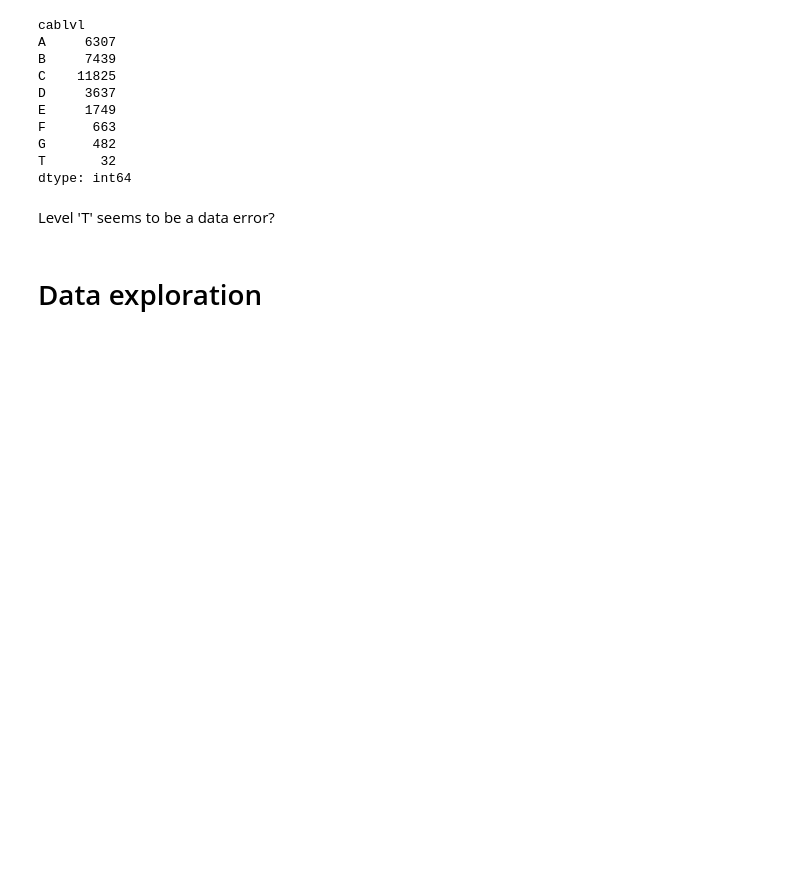
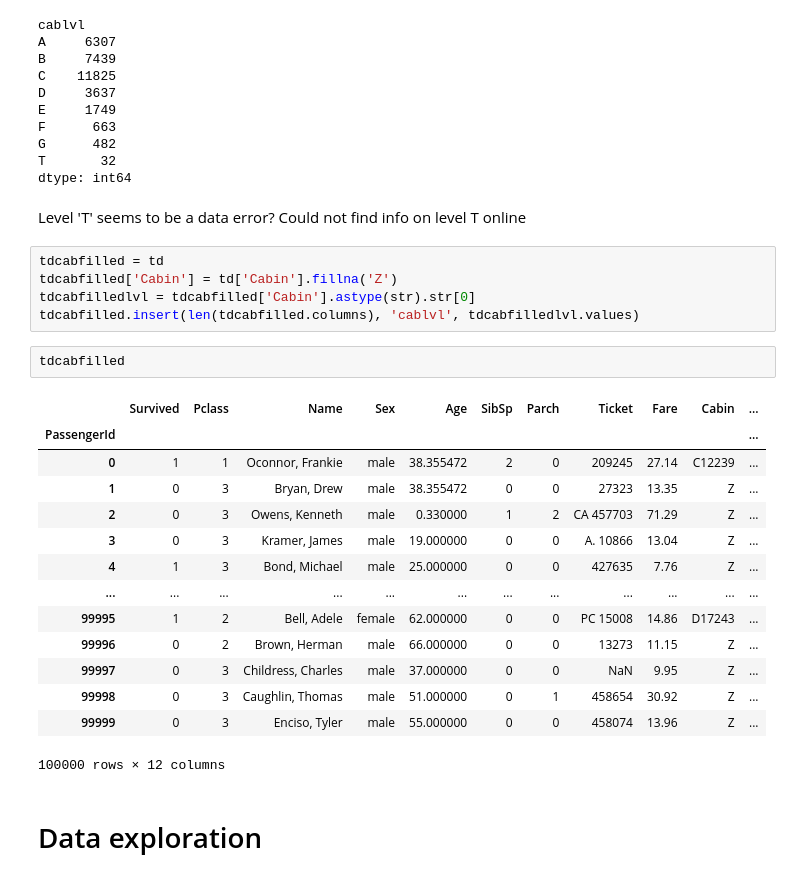
Before and after one commit to tshura/ml-intro, a Jupyter notebook: 2_data_exploration/eda.ipynb, the cells around one changed output. Drawn from its saved outputs; the diff is of its cells as text; blank space fills up the shorter version.

```diff
--- a/2_data_exploration/eda.ipynb
+++ b/2_data_exploration/eda.ipynb
@@ -141,7 +141,29 @@ G      482
 T       32
 dtype: int64
 # %% [markdown]
-Level 'T' seems to be a data error?
+Level 'T' seems to be a data error? Could not find info on level T online
+# %%
+tdcabfilled = td
+tdcabfilled['Cabin'] = td['Cabin'].fillna('Z')
+tdcabfilledlvl = tdcabfilled['Cabin'].astype(str).str[0]
+tdcabfilled.insert(len(tdcabfilled.columns), 'cablvl', tdcabfilledlvl.values)
+# %%
+tdcabfilled
+# %% [output]
+|  | Survived | Pclass | Name | Sex | Age | SibSp | Parch | Ticket | Fare | Cabin | ... |
+| PassengerId |  |  |  |  |  |  |  |  |  |  | ... |
+| 0 | 1 | 1 | Oconnor, Frankie | male | 38.355472 | 2 | 0 | 209245 | 27.14 | C12239 | ... |
+| 1 | 0 | 3 | Bryan, Drew | male | 38.355472 | 0 | 0 | 27323 | 13.35 | Z | ... |
+| 2 | 0 | 3 | Owens, Kenneth | male | 0.330000 | 1 | 2 | CA 457703 | 71.29 | Z | ... |
+| 3 | 0 | 3 | Kramer, James | male | 19.000000 | 0 | 0 | A. 10866 | 13.04 | Z | ... |
+| 4 | 1 | 3 | Bond, Michael | male | 25.000000 | 0 | 0 | 427635 | 7.76 | Z | ... |
+| ... | ... | ... | ... | ... | ... | ... | ... | ... | ... | ... | ... |
+| 99995 | 1 | 2 | Bell, Adele | female | 62.000000 | 0 | 0 | PC 15008 | 14.86 | D17243 | ... |
+| 99996 | 0 | 2 | Brown, Herman | male | 66.000000 | 0 | 0 | 13273 | 11.15 | Z | ... |
+| 99997 | 0 | 3 | Childress, Charles | male | 37.000000 | 0 | 0 | NaN | 9.95 | Z | ... |
+| 99998 | 0 | 3 | Caughlin, Thomas | male | 51.000000 | 0 | 1 | 458654 | 30.92 | Z | ... |
+| 99999 | 0 | 3 | Enciso, Tyler | male | 55.000000 | 0 | 0 | 458074 | 13.96 | Z | ... |
+100000 rows × 12 columns
 # %% [markdown]
 # Data exploration
 # %%
```
Also changed, not shown: parts of 6 cells of this notebook.
